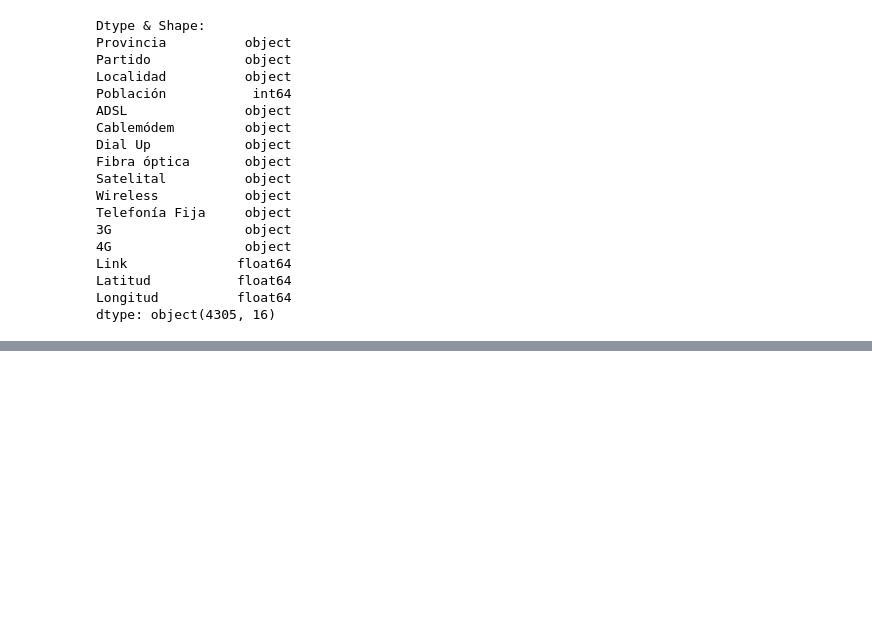
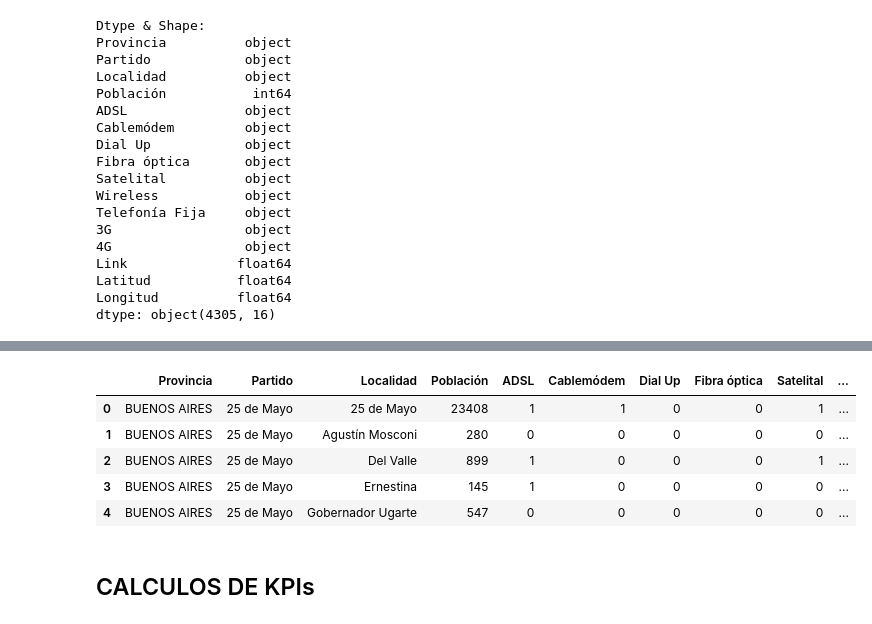
Before and after one commit to DedesF/Proyecto_2, a Jupyter notebook: Analisis/ETL.ipynb, the cells around one changed output, grey strips where cells are left out. Drawn from its saved outputs; the diff is of its cells as text; code cells hidden in the pictures; blank space fills up the shorter version.

```diff
--- a/Analisis/ETL.ipynb
+++ b/Analisis/ETL.ipynb
@@ -416,0 +470,21 @@ AttributeError: 'DataFrame' object has no attribute 'unique'
+# %%
+# Diccionario de reemplazo
+reemplazo = {
+                '--': 0,
+                'SI': 1,
+                            }
+
+# Columnas seleccionadas
+columnas = ['ADSL', 'Cablemódem', 'Dial Up', 'Fibra óptica', 'Satelital', 'Wireless', 'Telefonía Fija', '3G', '4G' ]
+
+# Aplicar mapeo sin usar replace()
+df_mapa[columnas] = df_mapa[columnas].map(lambda x: reemplazo.get(x, x))  # Si no está en el diccionario, deja el valor original.
+# %%
+df_mapa.head()
+# %% [output]
+|  | Provincia | Partido | Localidad | Población | ADSL | Cablemódem | Dial Up | Fibra óptica | Satelital | ... |
+| 0 | BUENOS AIRES | 25 de Mayo | 25 de Mayo | 23408 | 1 | 1 | 0 | 0 | 1 | ... |
+| 1 | BUENOS AIRES | 25 de Mayo | Agustín Mosconi | 280 | 0 | 0 | 0 | 0 | 0 | ... |
+| 2 | BUENOS AIRES | 25 de Mayo | Del Valle | 899 | 1 | 0 | 0 | 0 | 1 | ... |
+| 3 | BUENOS AIRES | 25 de Mayo | Ernestina | 145 | 1 | 0 | 0 | 0 | 0 | ... |
+| 4 | BUENOS AIRES | 25 de Mayo | Gobernador Ugarte | 547 | 0 | 0 | 0 | 0 | 0 | ... |
@@ -419,0 +499,2 @@ df_tmov_tfij.to_excel('C:/Python/Data Science/Proyecto_2/Datasets/tmov_tfij.xlsx
+# %% [markdown]
+## CALCULOS DE KPIs
```
Also changed, not shown: parts of 29 cells of this notebook, 7 other files.
